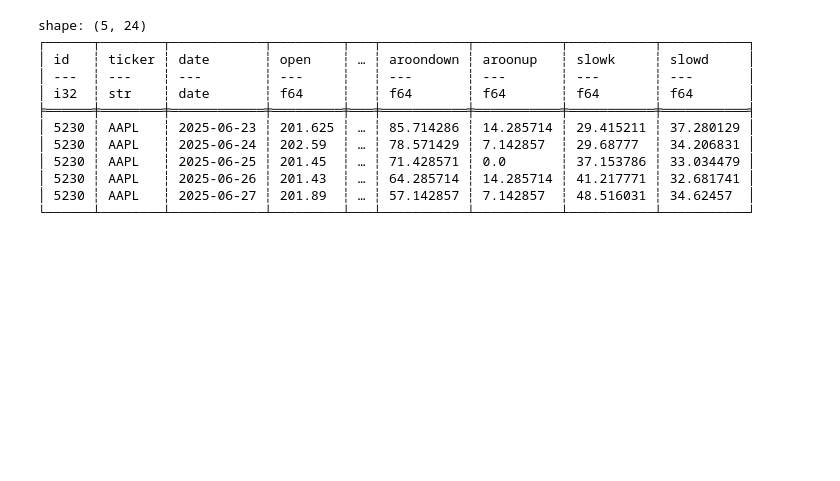
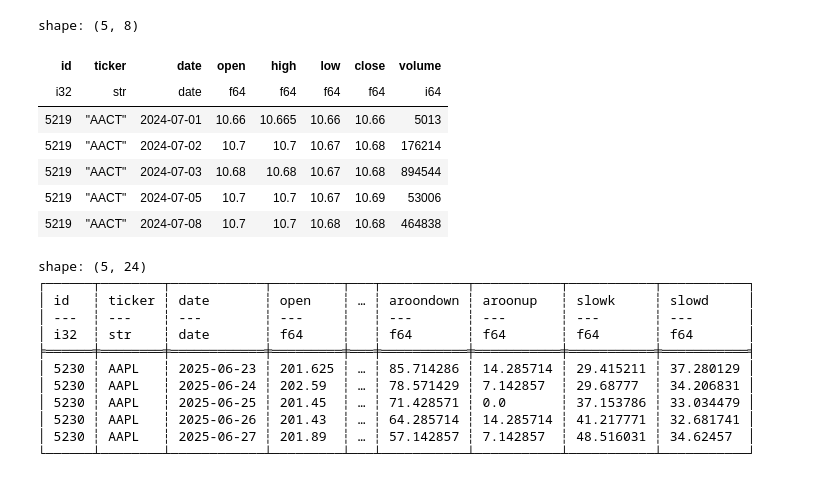
Before and after one commit to RobBebb/securities_notebooks, a Jupyter notebook: practice/polars_technical_indicators.ipynb, the cells around one changed output. Drawn from its saved outputs; the diff is of its cells as text; code cells hidden in the pictures; blank space fills up the shorter version.

```diff
--- a/practice/polars_technical_indicators.ipynb
+++ b/practice/polars_technical_indicators.ipynb
@@ -8,6 +8,16 @@ from securities_load.securities.polar_table_functions import (
 )
 # %%
 data = retrieve_ohlcv_using_ticker_ids_and_dates([5219, 5230], "2024-07-01", "2025-06-27")
+data.head()
+# %% [output]
+shape: (5, 8)
+| id | ticker | date | open | high | low | close | volume |
+| i32 | str | date | f64 | f64 | f64 | f64 | i64 |
+| 5219 | "AACT" | 2024-07-01 | 10.66 | 10.665 | 10.66 | 10.66 | 5013 |
+| 5219 | "AACT" | 2024-07-02 | 10.7 | 10.7 | 10.67 | 10.68 | 176214 |
+| 5219 | "AACT" | 2024-07-03 | 10.68 | 10.68 | 10.67 | 10.68 | 894544 |
+| 5219 | "AACT" | 2024-07-05 | 10.7 | 10.7 | 10.67 | 10.69 | 53006 |
+| 5219 | "AACT" | 2024-07-08 | 10.7 | 10.7 | 10.68 | 10.68 | 464838 |
 # %%
 select_ticker = "AAPL"
 smas = (50,200)
```
Also changed, not shown: 24 other files.
